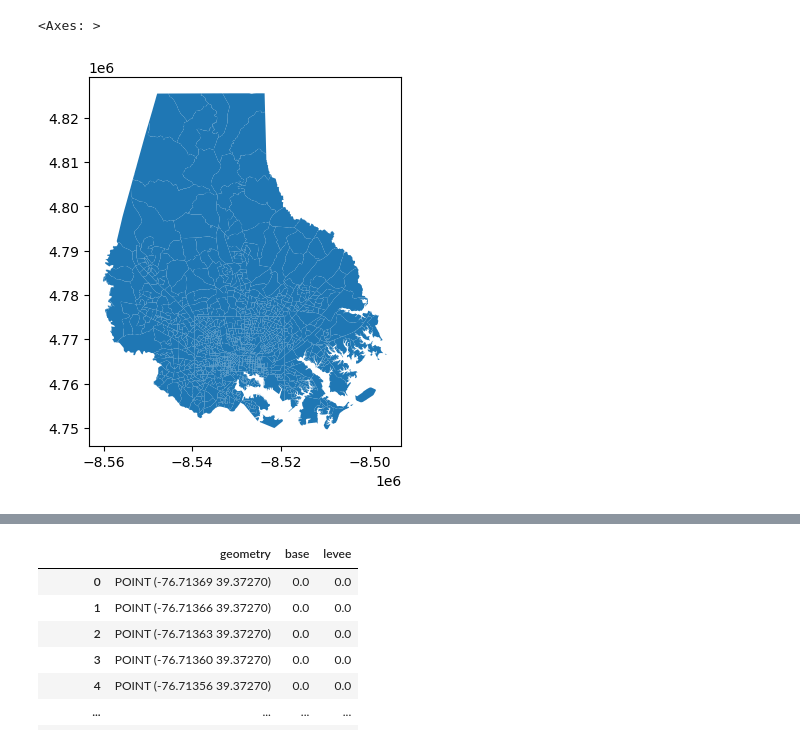
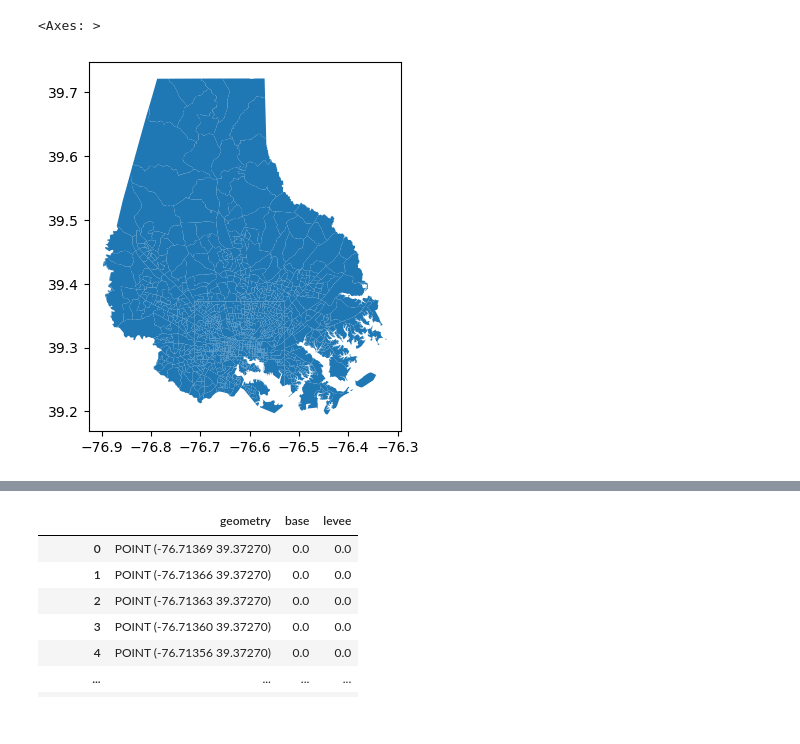
Before and after one commit to parinbhaduri/baltimore-data, a Jupyter notebook: flood_processing.ipynb, the cells around one changed output, grey strips where cells are left out. Drawn from its saved outputs; the diff is of its cells as text; code cells hidden in the pictures.

```diff
--- a/flood_processing.ipynb
+++ b/flood_processing.ipynb
@@ -17,10 +17,10 @@ balt_bg = balt_bg.set_crs('epsg:3857')
 bg_visual = balt_bg.to_crs('epsg:4269')
 # %%
 #visualize geodataframe
-balt_bg.plot()
+bg_visual.plot()
 # %% [output]
 <Axes: >
-[figure, old version]
+[figure, new version]
 # %%
 #open tif file
 raster_base = rx.open_rasterio("flood_inputs/FastFlood/Base/Surge-BaltimoreBase-10m_27.tif")
```
Also changed, not shown: parts of 3 cells of this notebook, 5 other files.
